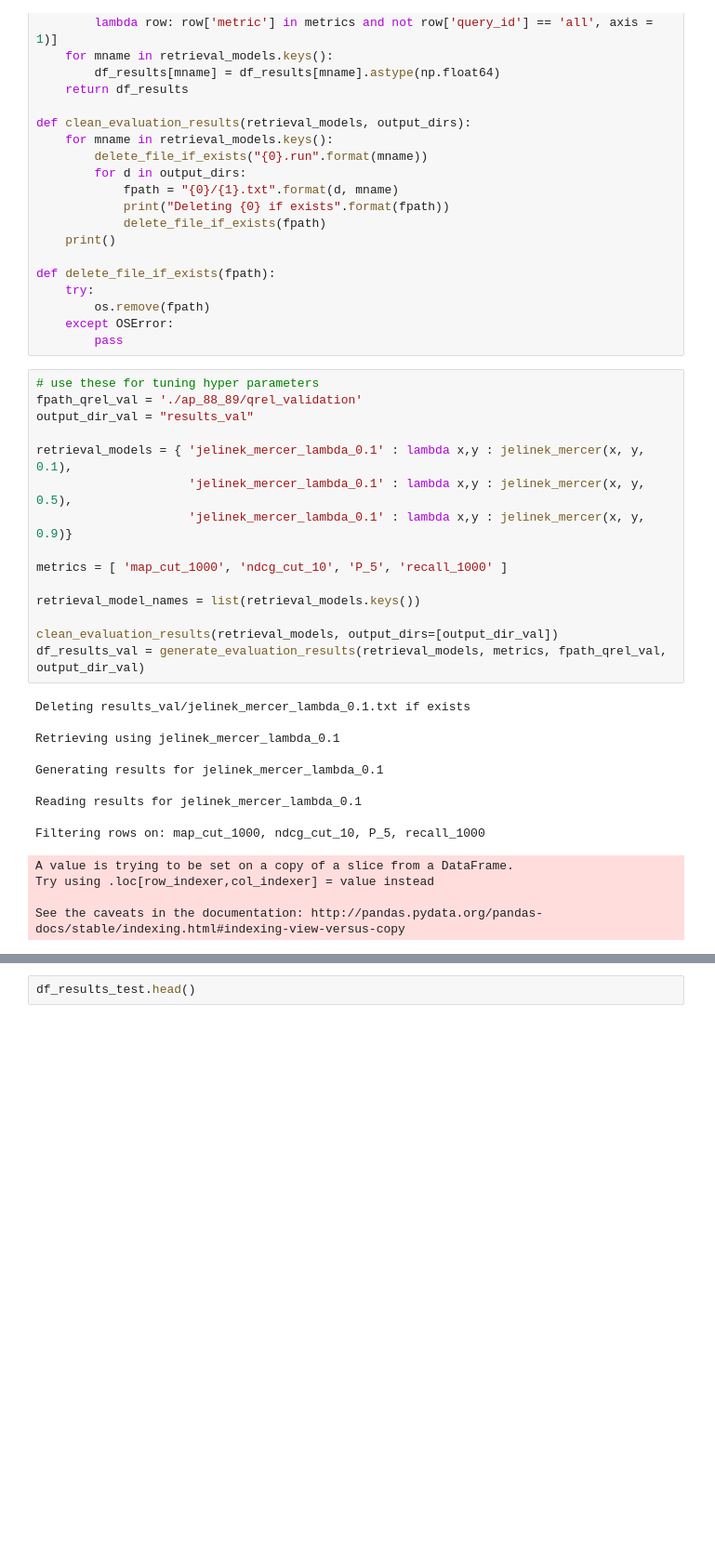
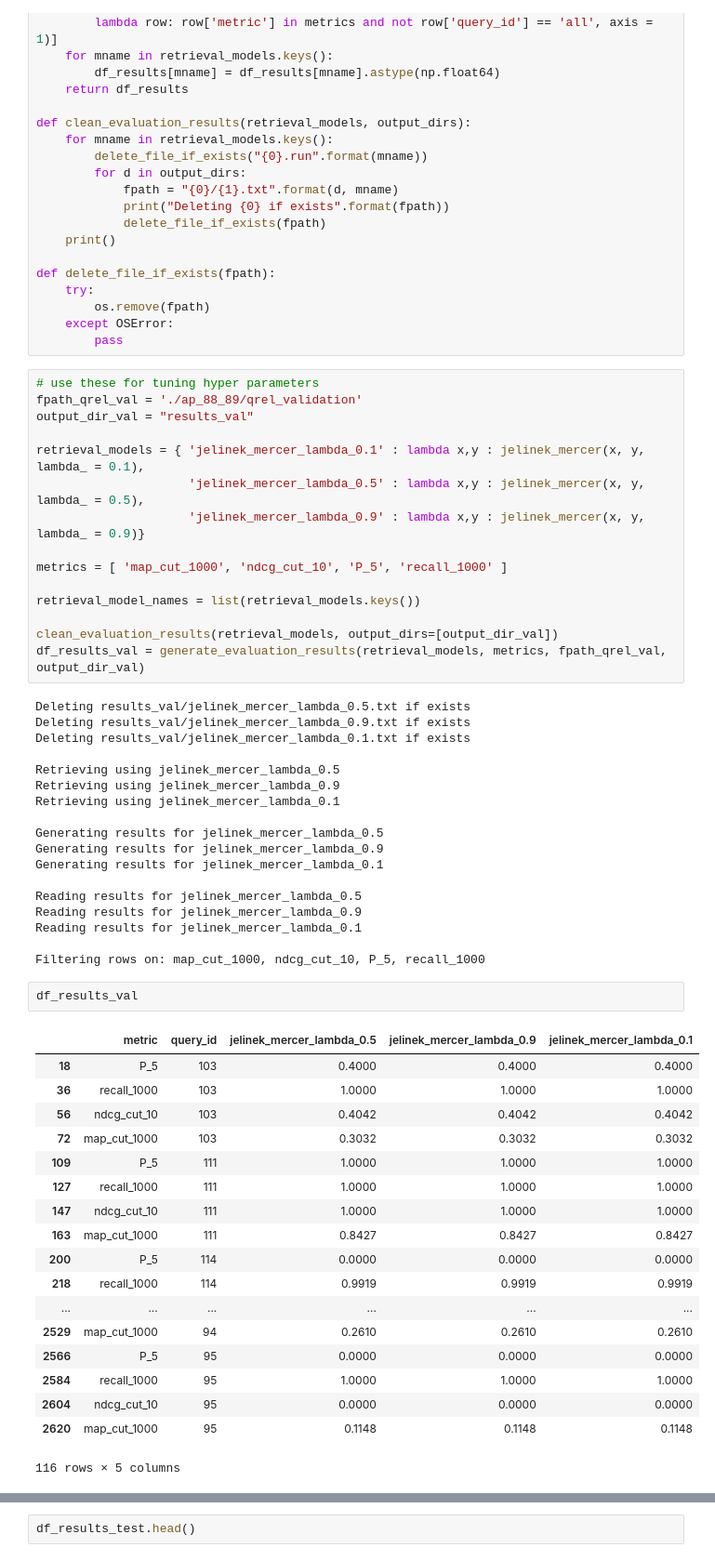
Before and after one commit to MichelleAppel/IR2, a Jupyter notebook: assignment.ipynb, the cells around one changed output, grey strips where cells are left out. Shown at 93% size. Cells and saved outputs as stored; diff of their text form; blank space fills up the shorter version.

```diff
--- a/assignment.ipynb
+++ b/assignment.ipynb
@@ -665,9 +665,9 @@ def delete_file_if_exists(fpath):
 fpath_qrel_val = './ap_88_89/qrel_validation'
 output_dir_val = "results_val"
 
-retrieval_models = { 'jelinek_mercer_lambda_0.1' : lambda x,y : jelinek_mercer(x, y, 0.1),
-                     'jelinek_mercer_lambda_0.1' : lambda x,y : jelinek_mercer(x, y, 0.5),
-                     'jelinek_mercer_lambda_0.1' : lambda x,y : jelinek_mercer(x, y, 0.9)}
+retrieval_models = { 'jelinek_mercer_lambda_0.1' : lambda x,y : jelinek_mercer(x, y, lambda_ = 0.1),
+                     'jelinek_mercer_lambda_0.5' : lambda x,y : jelinek_mercer(x, y, lambda_ = 0.5),
+                     'jelinek_mercer_lambda_0.9' : lambda x,y : jelinek_mercer(x, y, lambda_ = 0.9)}
 
 metrics = [ 'map_cut_1000', 'ndcg_cut_10', 'P_5', 'recall_1000' ]
 
@@ -676,16 +676,41 @@ retrieval_model_names = list(retrieval_models.keys())
 clean_evaluation_results(retrieval_models, output_dirs=[output_dir_val])
 df_results_val = generate_evaluation_results(retrieval_models, metrics, fpath_qrel_val, output_dir_val)
 # %% [output]
+Deleting results_val/jelinek_mercer_lambda_0.5.txt if exists
+Deleting results_val/jelinek_mercer_lambda_0.9.txt if exists
 Deleting results_val/jelinek_mercer_lambda_0.1.txt if exists
 
+Retrieving using jelinek_mercer_lambda_0.5
+Retrieving using jelinek_mercer_lambda_0.9
 Retrieving using jelinek_mercer_lambda_0.1
 
+Generating results for jelinek_mercer_lambda_0.5
+Generating results for jelinek_mercer_lambda_0.9
 Generating results for jelinek_mercer_lambda_0.1
 
+Reading results for jelinek_mercer_lambda_0.5
+Reading results for jelinek_mercer_lambda_0.9
 Reading results for jelinek_mercer_lambda_0.1
 
 Filtering rows on: map_cut_1000, ndcg_cut_10, P_5, recall_1000
-A value is trying to be set on a copy of a slice from a DataFrame.
-Try using .loc[row_indexer,col_indexer] = value instead
-
-See the caveats in the documentation: http://pandas.pydata.org/pandas-docs/stable/indexing.html#indexing-view-versus-copy
+# %%
+df_results_val
+# %% [output]
+|  | metric | query_id | jelinek_mercer_lambda_0.5 | jelinek_mercer_lambda_0.9 | jelinek_mercer_lambda_0.1 |
+| 18 | P_5 | 103 | 0.4000 | 0.4000 | 0.4000 |
+| 36 | recall_1000 | 103 | 1.0000 | 1.0000 | 1.0000 |
+| 56 | ndcg_cut_10 | 103 | 0.4042 | 0.4042 | 0.4042 |
+| 72 | map_cut_1000 | 103 | 0.3032 | 0.3032 | 0.3032 |
+| 109 | P_5 | 111 | 1.0000 | 1.0000 | 1.0000 |
+| 127 | recall_1000 | 111 | 1.0000 | 1.0000 | 1.0000 |
+| 147 | ndcg_cut_10 | 111 | 1.0000 | 1.0000 | 1.0000 |
+| 163 | map_cut_1000 | 111 | 0.8427 | 0.8427 | 0.8427 |
+| 200 | P_5 | 114 | 0.0000 | 0.0000 | 0.0000 |
+| 218 | recall_1000 | 114 | 0.9919 | 0.9919 | 0.9919 |
+| ... | ... | ... | ... | ... | ... |
+| 2529 | map_cut_1000 | 94 | 0.2610 | 0.2610 | 0.2610 |
+| 2566 | P_5 | 95 | 0.0000 | 0.0000 | 0.0000 |
+| 2584 | recall_1000 | 95 | 1.0000 | 1.0000 | 1.0000 |
+| 2604 | ndcg_cut_10 | 95 | 0.0000 | 0.0000 | 0.0000 |
+| 2620 | map_cut_1000 | 95 | 0.1148 | 0.1148 | 0.1148 |
+116 rows × 5 columns
```
Also changed, not shown: parts of 2 cells of this notebook.
